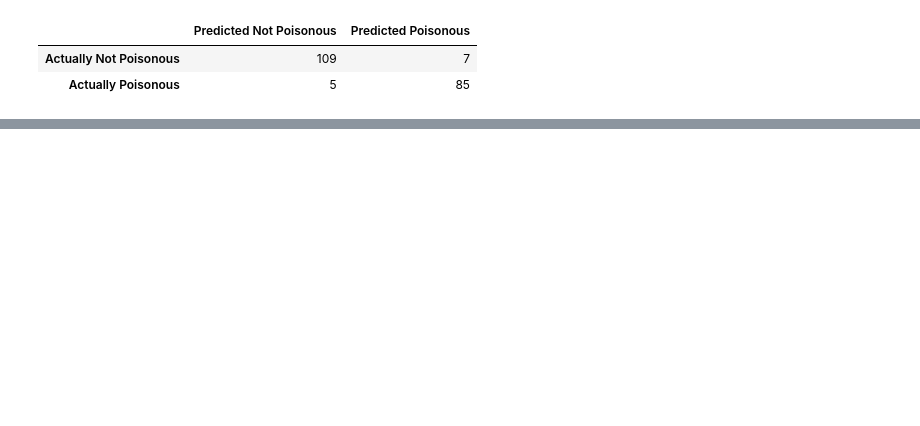
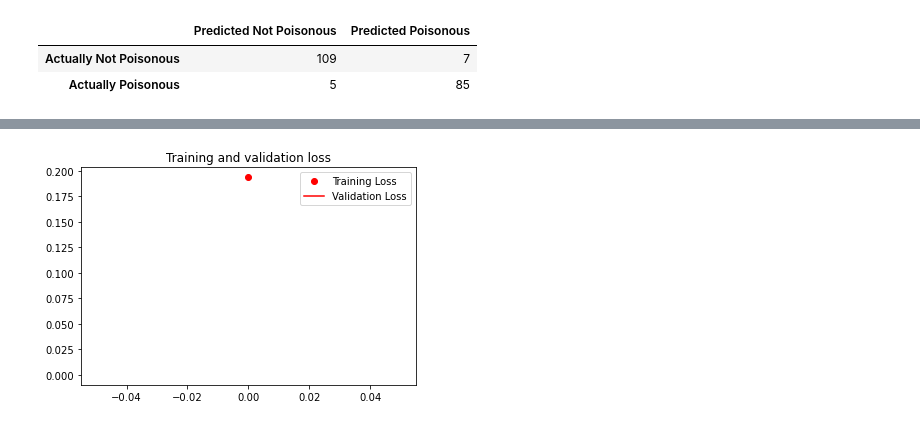
Before and after one commit to FunCodingPanda/Image_Classification, a Jupyter notebook: Mushroom_Capstone.ipynb, the cells around one changed output, grey strips where cells are left out. Saved outputs shown, nothing was run; the diff lists cells and outputs as text; code cells hidden in the pictures; blank space fills up the shorter version.

```diff
--- a/Mushroom_Capstone.ipynb
+++ b/Mushroom_Capstone.ipynb
@@ -656,0 +680,8 @@ cm2_df
+# %%
+plt.plot(epochs_new, loss_new, 'ro', label='Training Loss')
+plt.plot(epochs_new, val_loss_new, 'r', label='Validation Loss')
+plt.title('Training and validation loss')
+plt.legend()
+plt.show()
+# %% [output]
+[figure, added]
```
Also changed, not shown: parts of 19 cells of this notebook.
